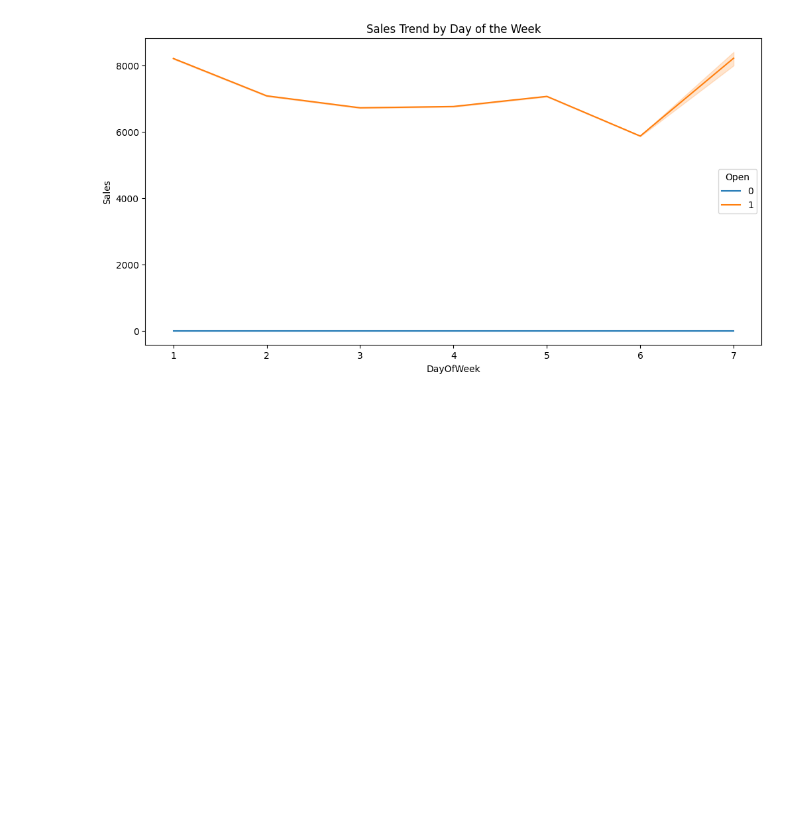
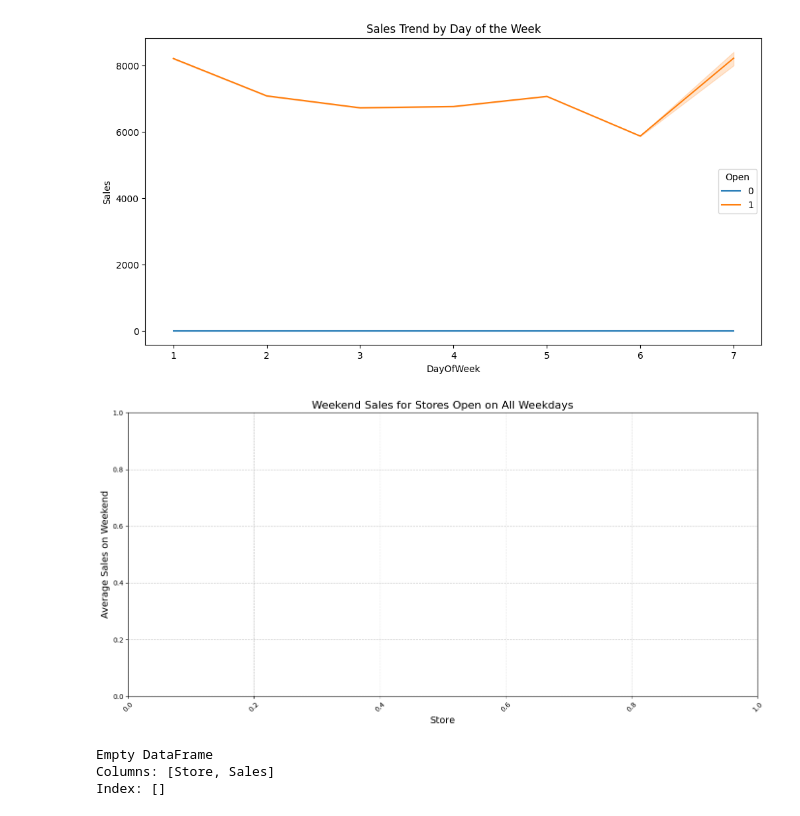
Before and after one commit to Elelanfik/Rossmann-Pharmaceuticals-Sales-Prediction, a Jupyter notebook: notebooks/EDA_Customer_Purchasing_Behavior.ipynb, the cells around one changed output. Drawn from its saved outputs; the diff is of its cells as text; code cells hidden in the pictures; blank space fills up the shorter version.

Commit message:
Weekend sales comparision

```diff
--- a/notebooks/EDA_Customer_Purchasing_Behavior.ipynb
+++ b/notebooks/EDA_Customer_Purchasing_Behavior.ipynb
@@ -543,3 +543,14 @@ Stores where promotions had the greatest positive effect on sales:
 sales_trend_open(train_data)
 # %% [output]
 [figure]
+# %%
+# Call the function to analyze weekend sales for stores open on all weekdays
+weekend_sales_avg = analyze_weekday_open_stores(train_data)
+
+# Print the result
+print(weekend_sales_avg)
+# %% [output]
+[figure, added]
+Empty DataFrame
+Columns: [Store, Sales]
+Index: []
```
Also changed, not shown: parts of 1 cell of this notebook, 2 other files.
